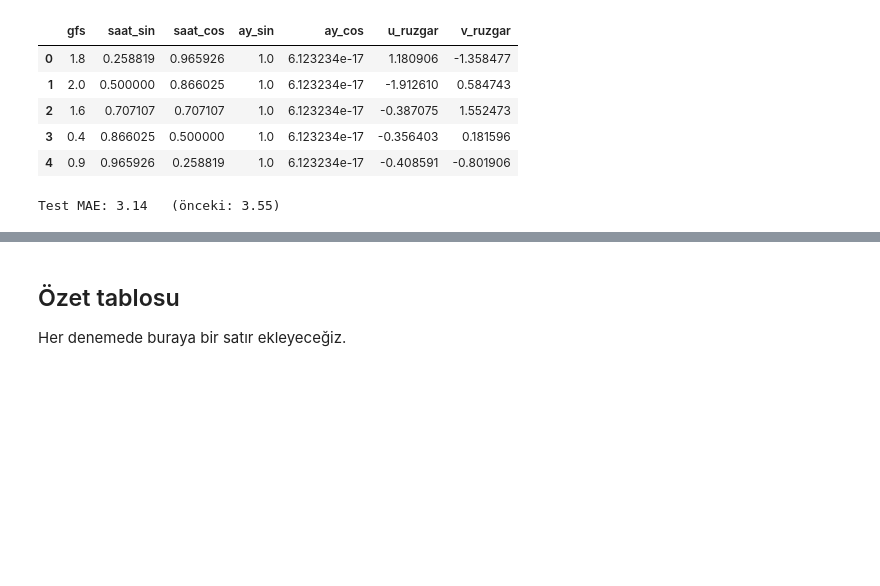
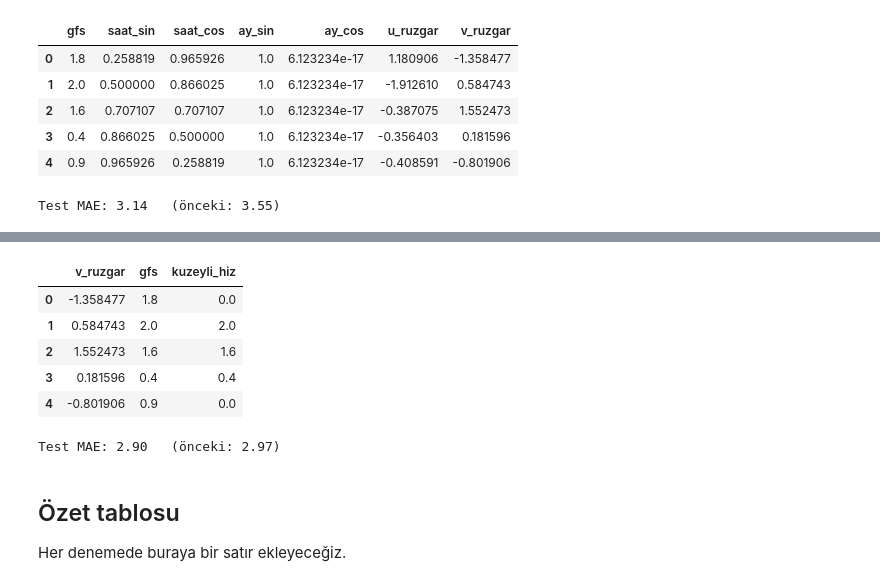
Before and after one commit to YenerCenger/gfs-wind-postprocess, a Jupyter notebook: notebooks/02-linreg.ipynb, the cells around one changed output, grey strips where cells are left out. Saved outputs shown, nothing was run; the diff lists cells and outputs as text; code cells hidden in the pictures; blank space fills up the shorter version.

```diff
--- a/notebooks/02-linreg.ipynb
+++ b/notebooks/02-linreg.ipynb
@@ -270,0 +318,13 @@ Test MAE: 3.14   (önceki: 3.55)
+# %%
+def ozellikler_yaz(df):
+    X = ozellikler_hamle(df)  # önceki tüm feature'lar + hamle
+    # Yaz bayrağı: Haziran–Eylül 1, diğer aylar 0 (imbat mevsimi)
+    yaz = df["time"].dt.month.isin([6, 7, 8, 9]).astype(int)
+    X["yaz"] = yaz                                # yazın genel olarak farklı mı (sabit kayma)
+    X["yaz_saat_sin"] = yaz * X["saat_sin"]       # yaza özel saat etkisi (sin bileşeni)
+    X["yaz_saat_cos"] = yaz * X["saat_cos"]       # yaza özel saat etkisi (cos bileşeni)
+    return X
+
+# Kontrol: kışın etkileşim sütunları 0 olmalı, yazın saat_sin/cos'a eşit
+ornek = ozellikler_yaz(train)
+ornek[["saat_sin", "yaz", "yaz_saat_sin"]].iloc[[0, 3000]]  # biri Mart (kış tarafı), biri Temmuz
@@ -271,3 +349,28 @@ Test MAE: 3.14   (önceki: 3.55)
+# %%
+def ozellikler_kuzey(df):
+    X = ozellikler_yaz(df)
+    # 1) kuzeyli bayrağı: X["v_ruzgar"] 0'dan büyükse 1, değilse 0 (ipucu: (... > 0).astype(int))
+    kuzeyli = (X["v_ruzgar"]>0).astype(int)
+    X["kuzeyli"] = kuzeyli
+    # 2) X'e "kuzeyli_hiz" sütununu ekle: kuzeyli bayrağı × GFS hızı (df'teki hangi sütun?)
+    X["kuzeyli_hiz"] = X["kuzeyli"] * df["speed_kn_gfs"]
+    return X
+
+ozellikler_kuzey(train)[["v_ruzgar", "gfs", "kuzeyli_hiz"]].head()
+# %% [output]
+|  | v_ruzgar | gfs | kuzeyli_hiz |
+| 0 | -1.358477 | 1.8 | 0.0 |
+| 1 | 0.584743 | 2.0 | 2.0 |
+| 2 | 1.552473 | 1.6 | 1.6 |
+| 3 | 0.181596 | 0.4 | 0.4 |
+| 4 | -0.801906 | 0.9 | 0.0 |
+# %%
+# Bu hücre hazır: değiştirme
+model = LinearRegression().fit(ozellikler_kuzey(train), y_train)
+mae_kuzey = mean_absolute_error(y_test, model.predict(ozellikler_kuzey(test)))
+print(f"Test MAE: {mae_kuzey:.2f}   (önceki: {mae_yaz:.2f})")
+# %% [output]
+Test MAE: 2.90   (önceki: 2.97)
 # %% [markdown]
 ## Özet tablosu
 
```
Also changed, not shown: parts of 8 cells of this notebook.
